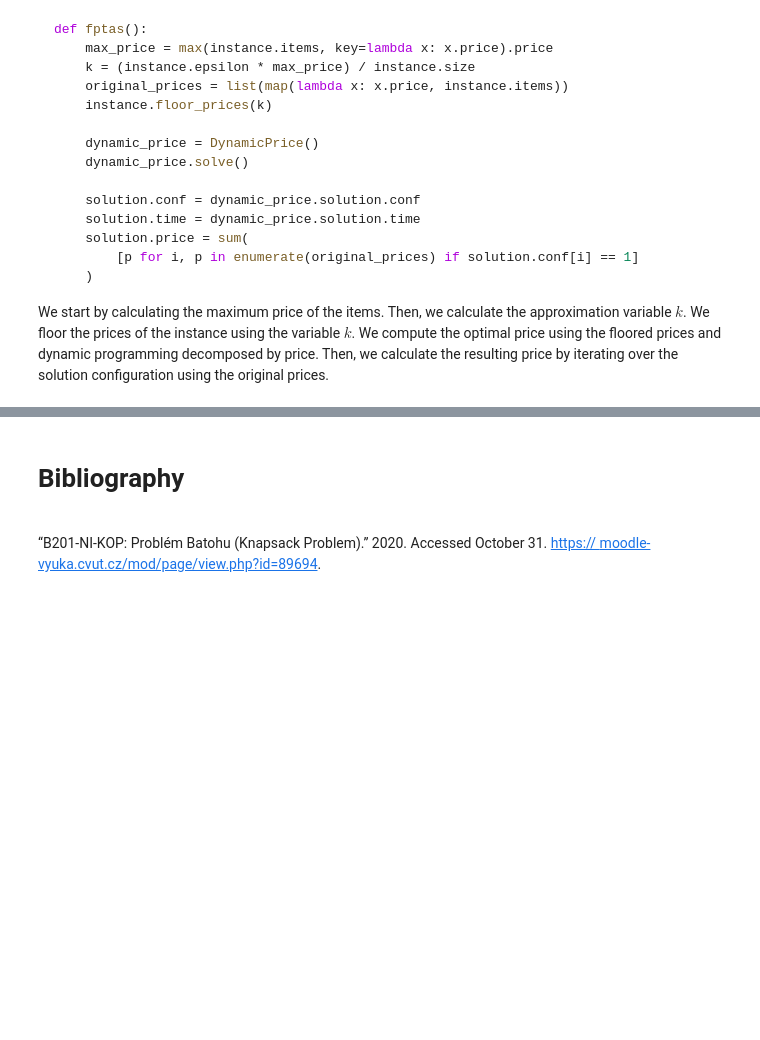
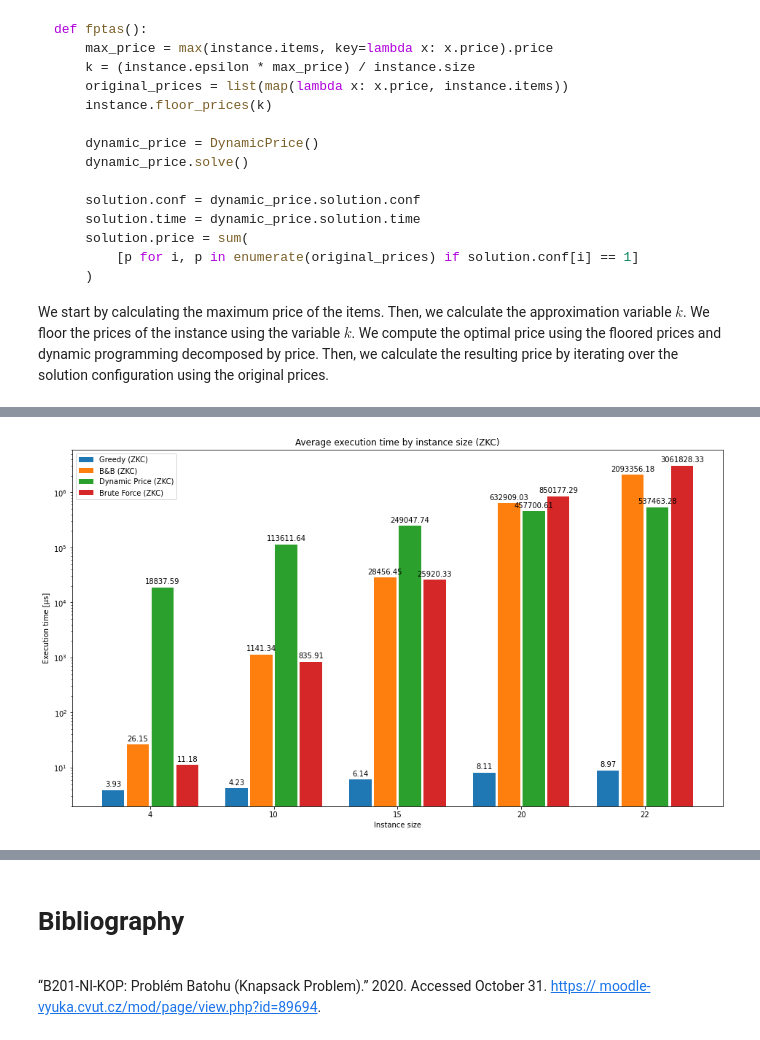
Before and after one commit to patrotom/combinatorial-optimization-problems, a Jupyter notebook: knapsack_heuristic/notebooks/knapsack_heuristic.ipynb, the cells around one changed output, grey strips where cells are left out. Cells and saved outputs as stored; diff of their text form; code cells hidden in the pictures; blank space fills up the shorter version.

```diff
--- a/knapsack_heuristic/notebooks/knapsack_heuristic.ipynb
+++ b/knapsack_heuristic/notebooks/knapsack_heuristic.ipynb
@@ -306,0 +409,6 @@ We start by loading and processing the data:
+# %%
+fig, ax = plt.subplots()
+time_graph(time_zkc, ax, "ZKC")
+plt.show()
+# %% [output]
+[figure, added]
```
Also changed, not shown: parts of 11 cells of this notebook.
